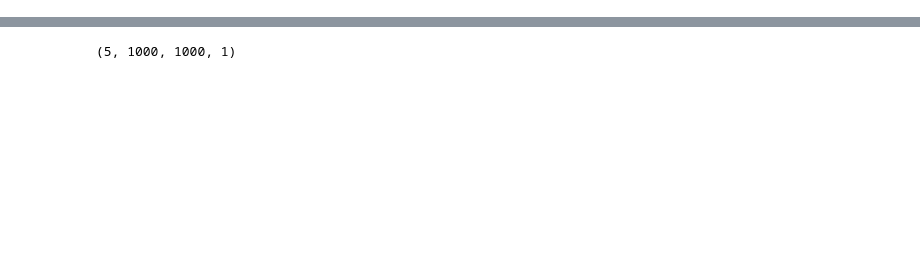
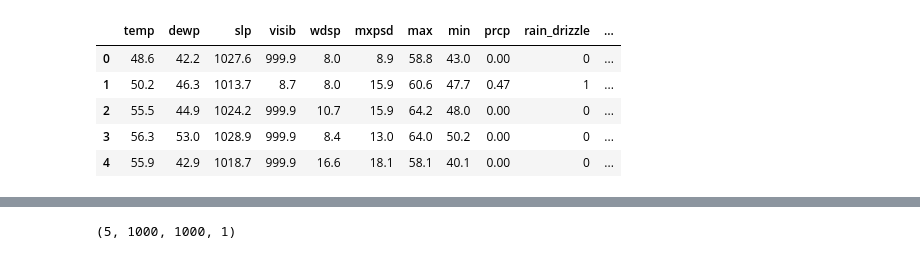
Before and after one commit to CJinny/insight_project_firecaster, a Jupyter notebook: Image_visualization/test_set.ipynb, the cells around one changed output, grey strips where cells are left out. Cells and saved outputs as stored; diff of their text form; code cells hidden in the pictures; blank space fills up the shorter version.

```diff
--- a/Image_visualization/test_set.ipynb
+++ b/Image_visualization/test_set.ipynb
@@ -124,0 +306,12 @@ suffix_list= ['south','north','west','east','northwest','southwest','northeast',
+# %%
+gsod = pd.read_csv('/Users/jincui/Downloads/fc_gsod_2019_2020.csv')[['year','mo','da','temp','dewp','slp','visib','wdsp','mxpsd','max','min','prcp','rain_drizzle']]
+gsod['date'] = gsod['year'].map(str) + '-' + gsod['mo'].map(str) + '-' + gsod['da'].map(str)
+gsod = gsod.drop(['year','mo','da'],1)
+gsod.head()
+# %% [output]
+|  | temp | dewp | slp | visib | wdsp | mxpsd | max | min | prcp | rain_drizzle | ... |
+| 0 | 48.6 | 42.2 | 1027.6 | 999.9 | 8.0 | 8.9 | 58.8 | 43.0 | 0.00 | 0 | ... |
+| 1 | 50.2 | 46.3 | 1013.7 | 8.7 | 8.0 | 15.9 | 60.6 | 47.7 | 0.47 | 1 | ... |
+| 2 | 55.5 | 44.9 | 1024.2 | 999.9 | 10.7 | 15.9 | 64.2 | 48.0 | 0.00 | 0 | ... |
+| 3 | 56.3 | 53.0 | 1028.9 | 999.9 | 8.4 | 13.0 | 64.0 | 50.2 | 0.00 | 0 | ... |
+| 4 | 55.9 | 42.9 | 1018.7 | 999.9 | 16.6 | 18.1 | 58.1 | 40.1 | 0.00 | 0 | ... |
```
Also changed, not shown: parts of 31 cells of this notebook, 14 other files.
